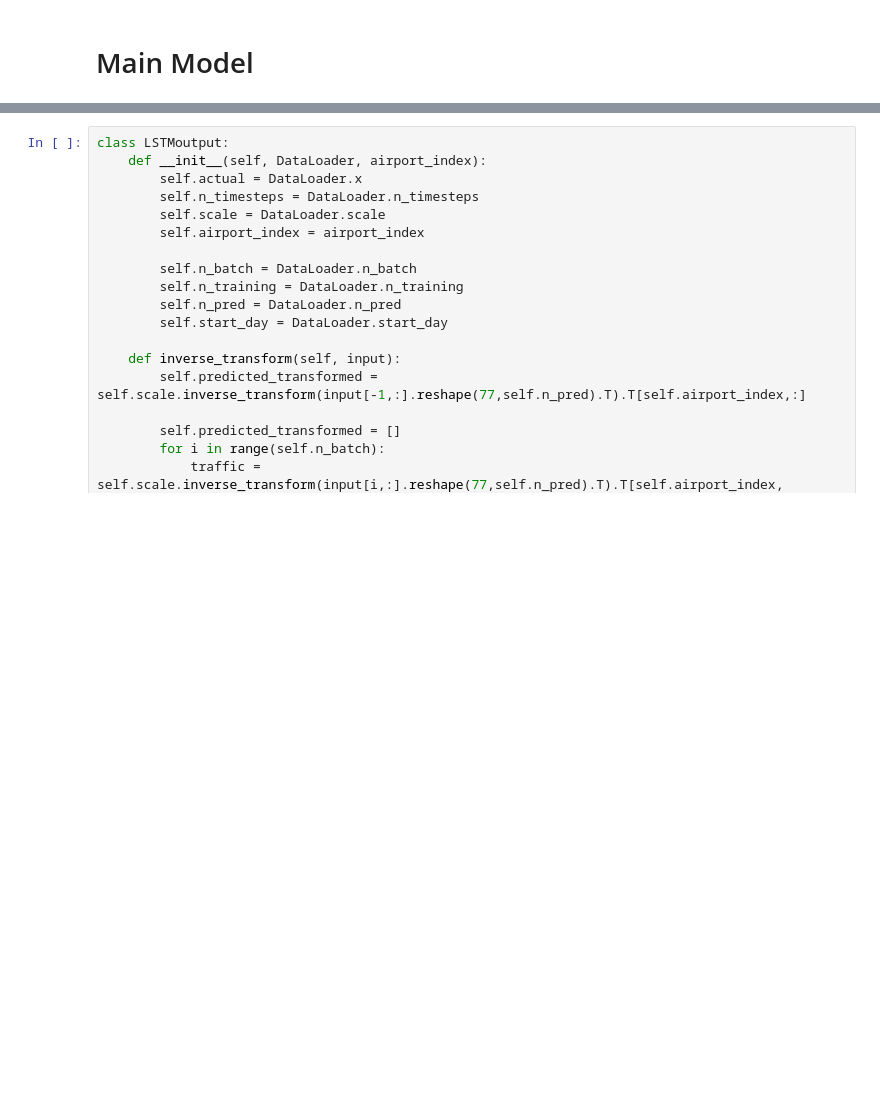
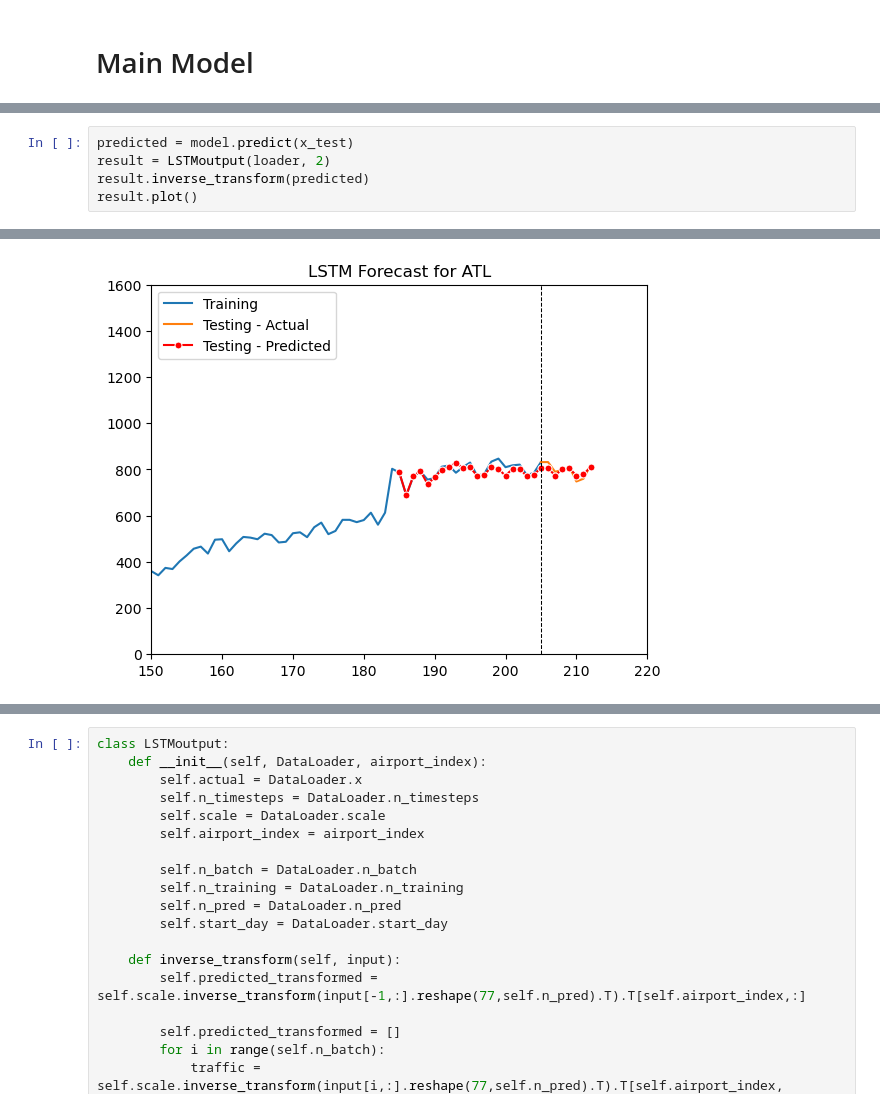
Before and after one commit to microsoft/StemGNN, a Jupyter notebook: new_model/m.ipynb, the cells around one changed output, grey strips where cells are left out. Drawn from its saved outputs; the diff is of its cells as text; blank space fills up the shorter version.

```diff
--- a/new_model/m.ipynb
+++ b/new_model/m.ipynb
@@ -191 +190,7 @@ Epoch 100/100
 <keras.callbacks.History at 0x...>
+# %%
+predicted = model.predict(x_test)
+result = LSTMoutput(loader, 2)
+result.inverse_transform(predicted)
+result.plot()
+# %% [output]
@@ -191,0 +198 @@ Epoch 100/100
+[figure, added]
```
Also changed, not shown: parts of 9 cells of this notebook, 6 other files.
